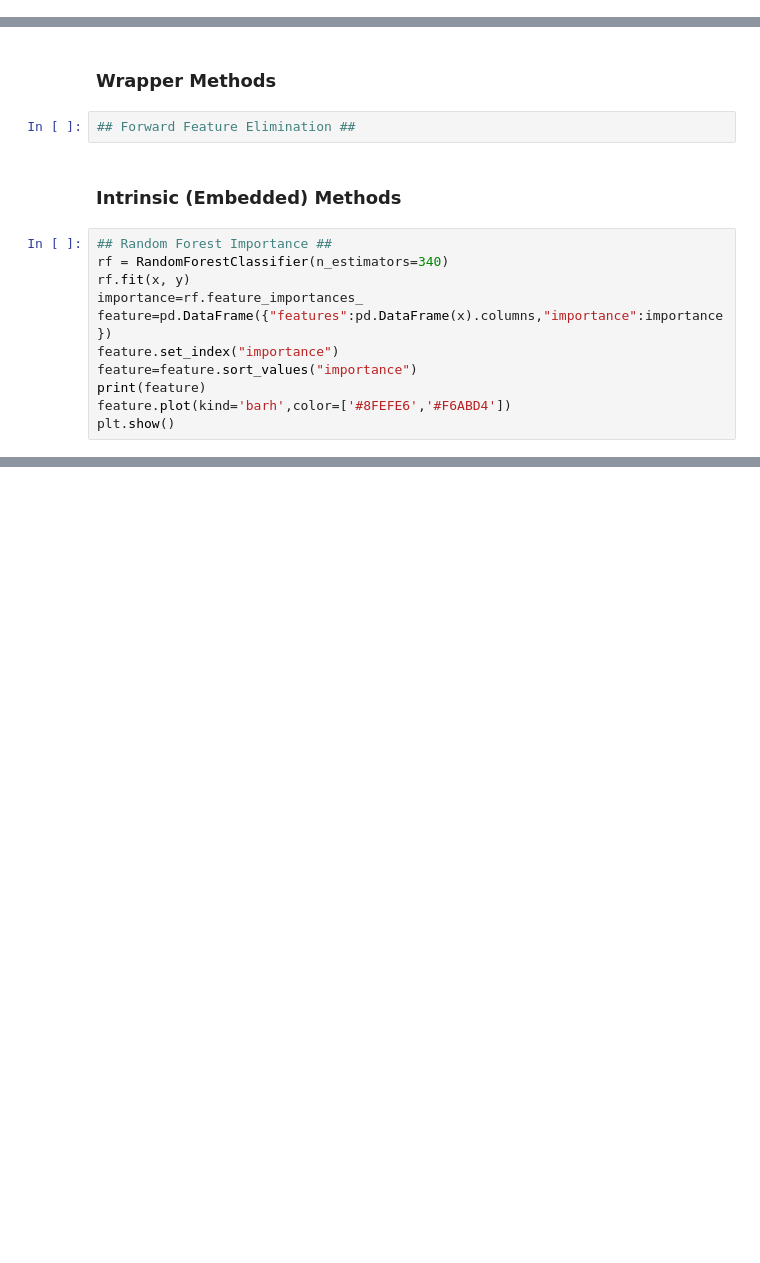
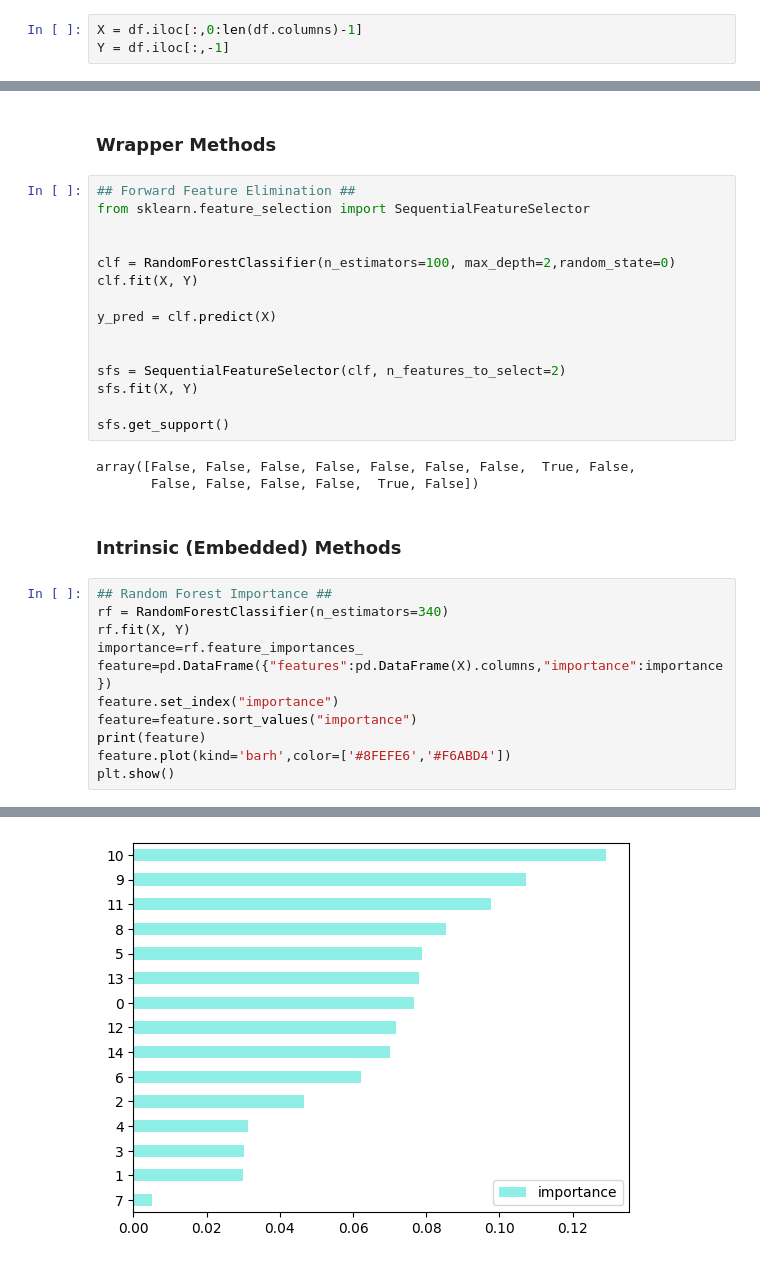
Before and after one commit to doha-eid/ECG_Signal_Manipulation, a Jupyter notebook: Feature Engineering.ipynb, the cells around one changed output, grey strips where cells are left out. Saved outputs shown, nothing was run; the diff lists cells and outputs as text; blank space fills up the shorter version.

```diff
--- a/Feature Engineering.ipynb
+++ b/Feature Engineering.ipynb
@@ -42,6 +42,9 @@ df
 | 25 | 1.143897 | 0.175959 | 0.164282 | 0.0 | 0.000000 | 52.452293 | 29.556650 | 285.714286 | 0.000022 | 0.000114 | 0.000212 | ... |
 | 26 | 0.801480 | 0.091947 | 0.082839 | 0.0 | 0.000000 | 74.861547 | 31.413613 | 285.714286 | 0.000045 | 0.000169 | 0.000257 | ... |
 | 27 | 0.985852 | 0.144826 | 0.082410 | 0.0 | 0.000000 | 60.861048 | 38.961039 | 285.714286 | 0.000024 | 0.000089 | 0.000128 | ... |
+# %%
+X = df.iloc[:,0:len(df.columns)-1]
+Y = df.iloc[:,-1]
 # %% [markdown]
 # Feature Selection
 # %%
@@ -55,17 +59,34 @@ NameError: name 'X' is not defined
 # %% [markdown]
 ### Wrapper Methods
-# %%
-## Forward Feature Elimination ##
+# %%
+## Forward Feature Elimination ##
+from sklearn.feature_selection import SequentialFeatureSelector
+
+
+clf = RandomForestClassifier(n_estimators=100, max_depth=2,random_state=0)
+clf.fit(X, Y)
+
+y_pred = clf.predict(X)
+
+
+sfs = SequentialFeatureSelector(clf, n_features_to_select=2)
+sfs.fit(X, Y)
+
+sfs.get_support()
+# %% [output]
+array([False, False, False, False, False, False, False,  True, False,
+       False, False, False, False,  True, False])
 # %% [markdown]
 ### Intrinsic (Embedded) Methods
 # %%
 ## Random Forest Importance ##
 rf = RandomForestClassifier(n_estimators=340)
-rf.fit(x, y)
+rf.fit(X, Y)
 importance=rf.feature_importances_
-feature=pd.DataFrame({"features":pd.DataFrame(x).columns,"importance":importance})
+feature=pd.DataFrame({"features":pd.DataFrame(X).columns,"importance":importance})
 feature.set_index("importance")
 feature=feature.sort_values("importance")
 print(feature)
 feature.plot(kind='barh',color=['#8FEFE6','#F6ABD4'])
 plt.show()
+# %% [output]
@@ -71,0 +109 @@ plt.show()
+[figure, added]
```
Also changed, not shown: parts of 3 cells of this notebook.
